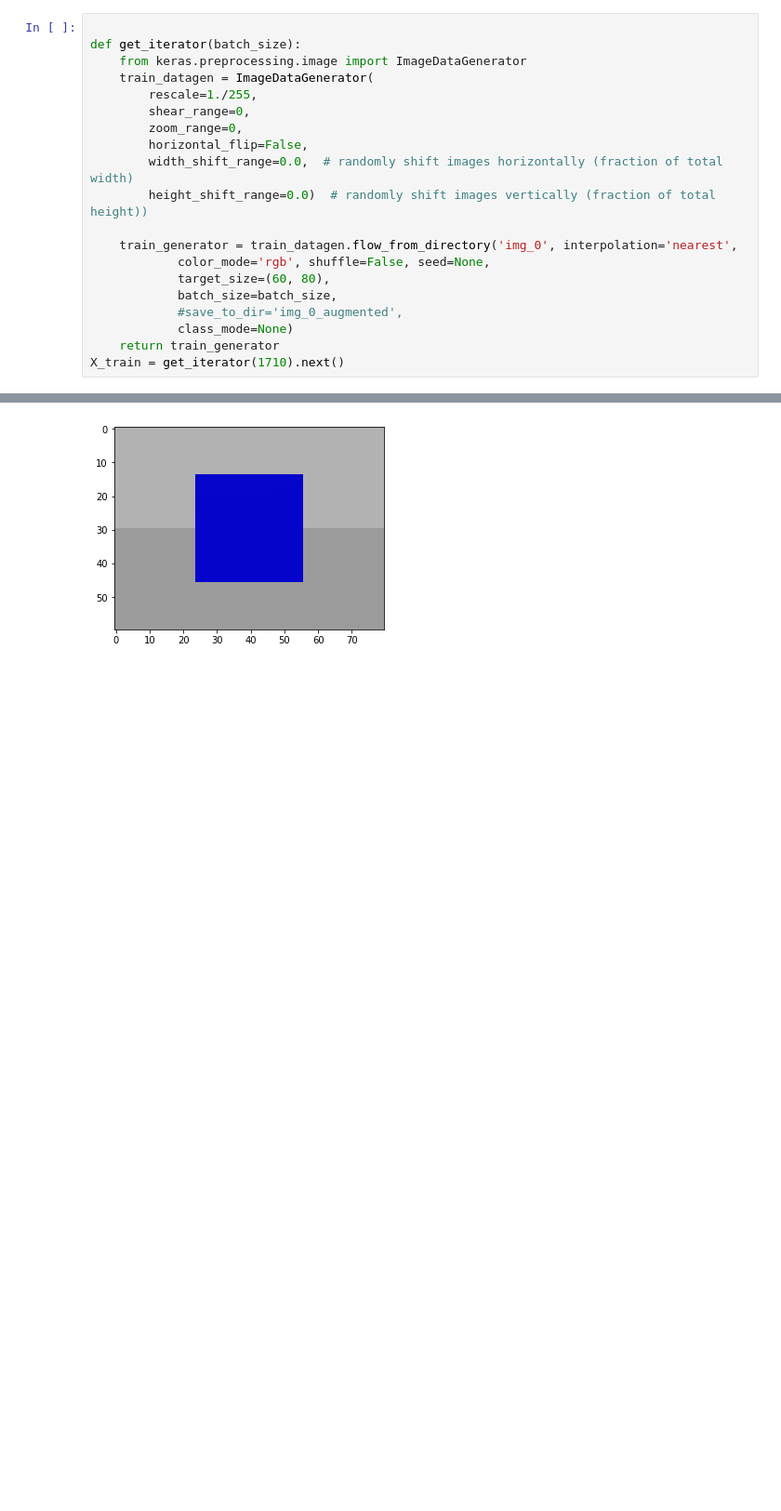
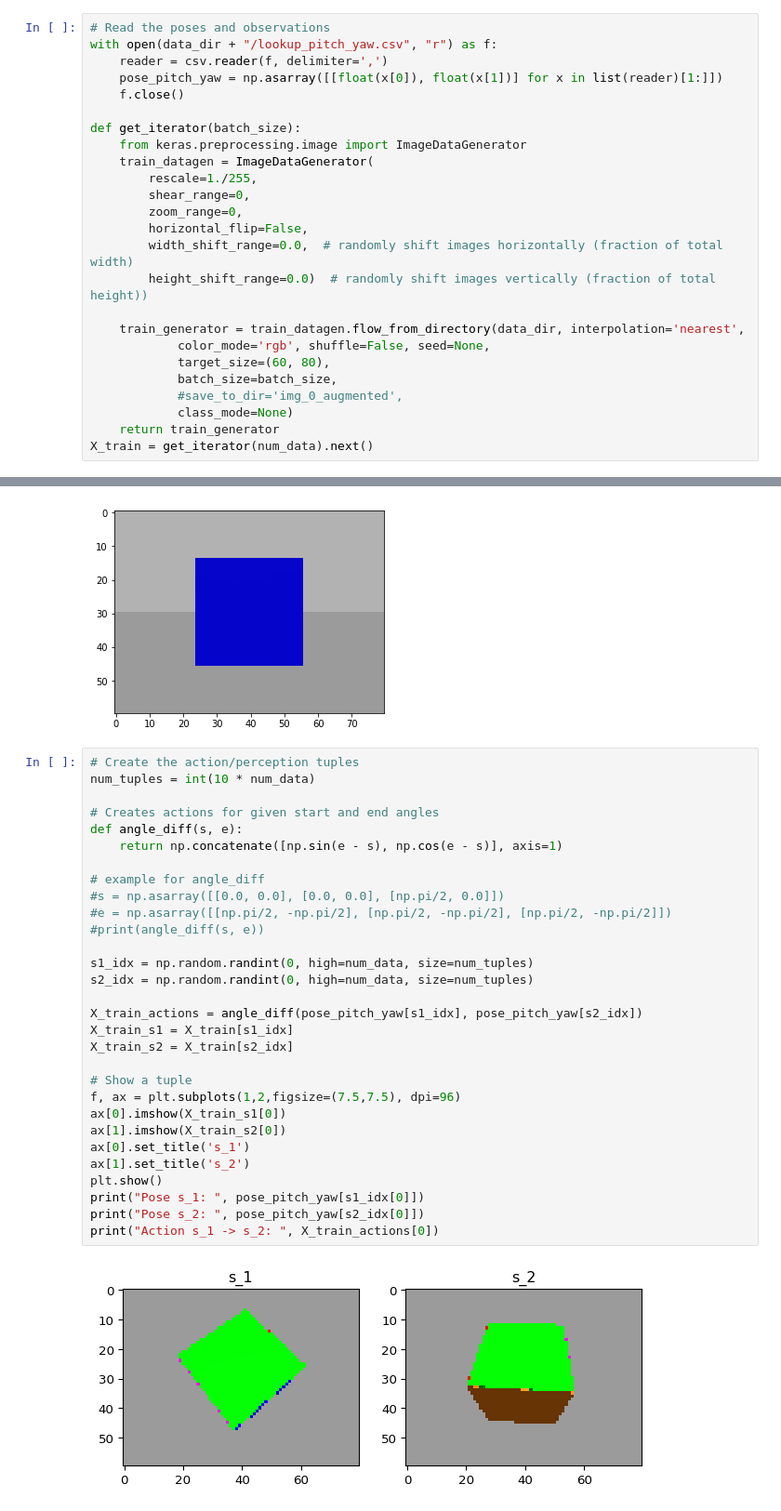
Before and after one commit to tik0/2019_QUT_DAAD_DEMO, a Jupyter notebook: catkin_ws/notebooks/ICM_rubiks_simple.ipynb, the cells around one changed output, grey strips where cells are left out. Shown at 93% size. Cells and saved outputs as stored; diff of their text form; blank space fills up the shorter version.

```diff
--- a/catkin_ws/notebooks/ICM_rubiks_simple.ipynb
+++ b/catkin_ws/notebooks/ICM_rubiks_simple.ipynb
@@ -45,4 +36,9 @@ No GPUs available
 # %%
+# Read the poses and observations
+with open(data_dir + "/lookup_pitch_yaw.csv", "r") as f:
+    reader = csv.reader(f, delimiter=',')
+    pose_pitch_yaw = np.asarray([[float(x[0]), float(x[1])] for x in list(reader)[1:]])
+    f.close()
 
 def get_iterator(batch_size):
     from keras.preprocessing.image import ImageDataGenerator
@@ -54,14 +50,14 @@ def get_iterator(batch_size):
         width_shift_range=0.0,  # randomly shift images horizontally (fraction of total width)
         height_shift_range=0.0)  # randomly shift images vertically (fraction of total height))
 
-    train_generator = train_datagen.flow_from_directory('img_0', interpolation='nearest',
+    train_generator = train_datagen.flow_from_directory(data_dir, interpolation='nearest',
             color_mode='rgb', shuffle=False, seed=None,
             target_size=(60, 80),
             batch_size=batch_size,
             #save_to_dir='img_0_augmented',
             class_mode=None)
     return train_generator
-X_train = get_iterator(1710).next()
+X_train = get_iterator(num_data).next()
 # %% [output]
 Found 1710 images belonging to 1 classes.
 # %%
@@ -74,3 +70,35 @@ plt.show()
 Found 1710 images belonging to 1 classes.
 (60, 80, 3)
 [figure]
+# %%
+# Create the action/perception tuples
+num_tuples = int(10 * num_data)
+
+# Creates actions for given start and end angles
+def angle_diff(s, e):
+    return np.concatenate([np.sin(e - s), np.cos(e - s)], axis=1)
+
+# example for angle_diff
+#s = np.asarray([[0.0, 0.0], [0.0, 0.0], [np.pi/2, 0.0]])
+#e = np.asarray([[np.pi/2, -np.pi/2], [np.pi/2, -np.pi/2], [np.pi/2, -np.pi/2]])
+#print(angle_diff(s, e))
+
+s1_idx = np.random.randint(0, high=num_data, size=num_tuples)
+s2_idx = np.random.randint(0, high=num_data, size=num_tuples)
+
+X_train_actions = angle_diff(pose_pitch_yaw[s1_idx], pose_pitch_yaw[s2_idx])
+X_train_s1 = X_train[s1_idx]
+X_train_s2 = X_train[s2_idx]
+
+# Show a tuple
+f, ax = plt.subplots(1,2,figsize=(7.5,7.5), dpi=96)
+ax[0].imshow(X_train_s1[0])
+ax[1].imshow(X_train_s2[0])
+ax[0].set_title('s_1')
+ax[1].set_title('s_2')
+plt.show()
+print("Pose s_1: ", pose_pitch_yaw[s1_idx[0]])
+print("Pose s_2: ", pose_pitch_yaw[s2_idx[0]])
+print("Action s_1 -> s_2: ", X_train_actions[0])
+# %% [output]
+[figure, added]
```
Also changed, not shown: parts of 16 cells of this notebook.
